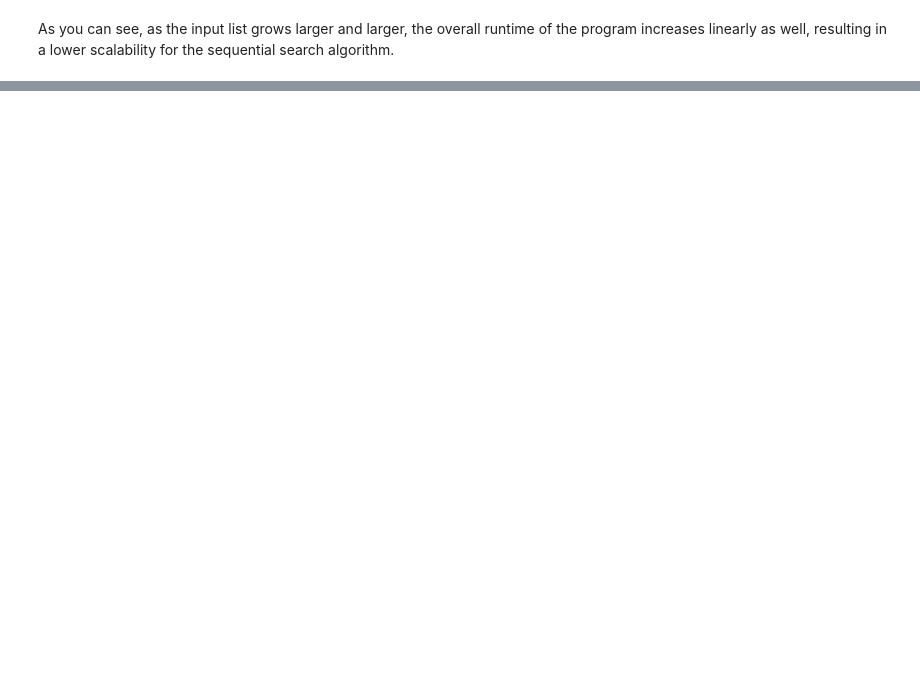
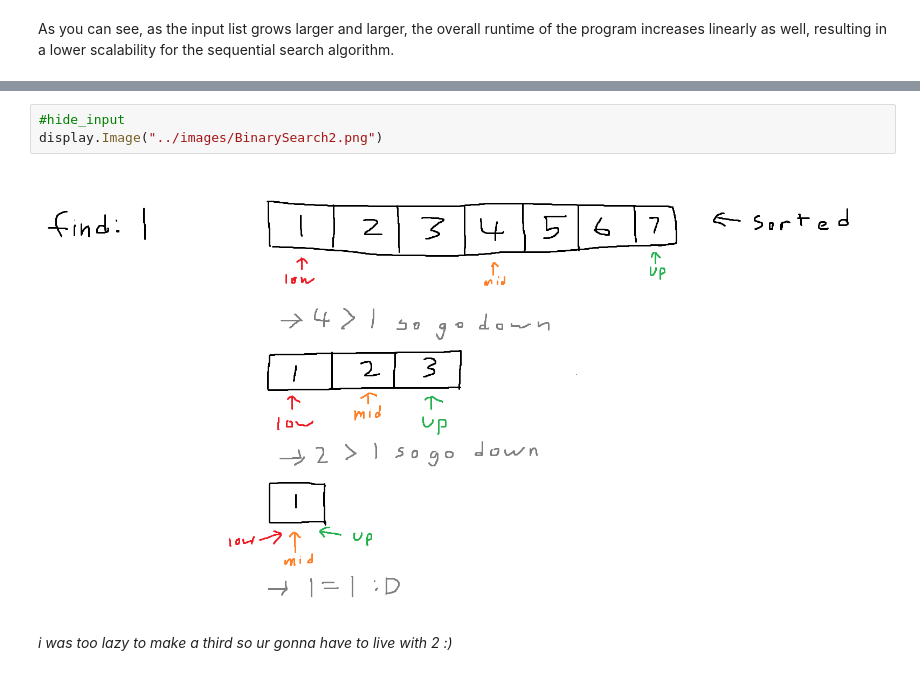
Before and after one commit to dolphinalt/SEAL_Fastpages, a Jupyter notebook: _notebooks/2022-11-29-searching-introduction.ipynb, the cells around one changed output, grey strips where cells are left out. Cells and saved outputs as stored; diff of their text form; blank space fills up the shorter version.

```diff
--- a/_notebooks/2022-11-29-searching-introduction.ipynb
+++ b/_notebooks/2022-11-29-searching-introduction.ipynb
@@ -79,0 +92,7 @@ As you can see, as the input list grows larger and larger, the overall runtime o
+# %%
+#hide_input
+display.Image("../images/BinarySearch2.png")
+# %% [output]
+[figure, added]
+# %% [markdown]
+*i was too lazy to make a third so ur gonna have to live with 2 :)*
```
Also changed, not shown: parts of 16 cells of this notebook.
